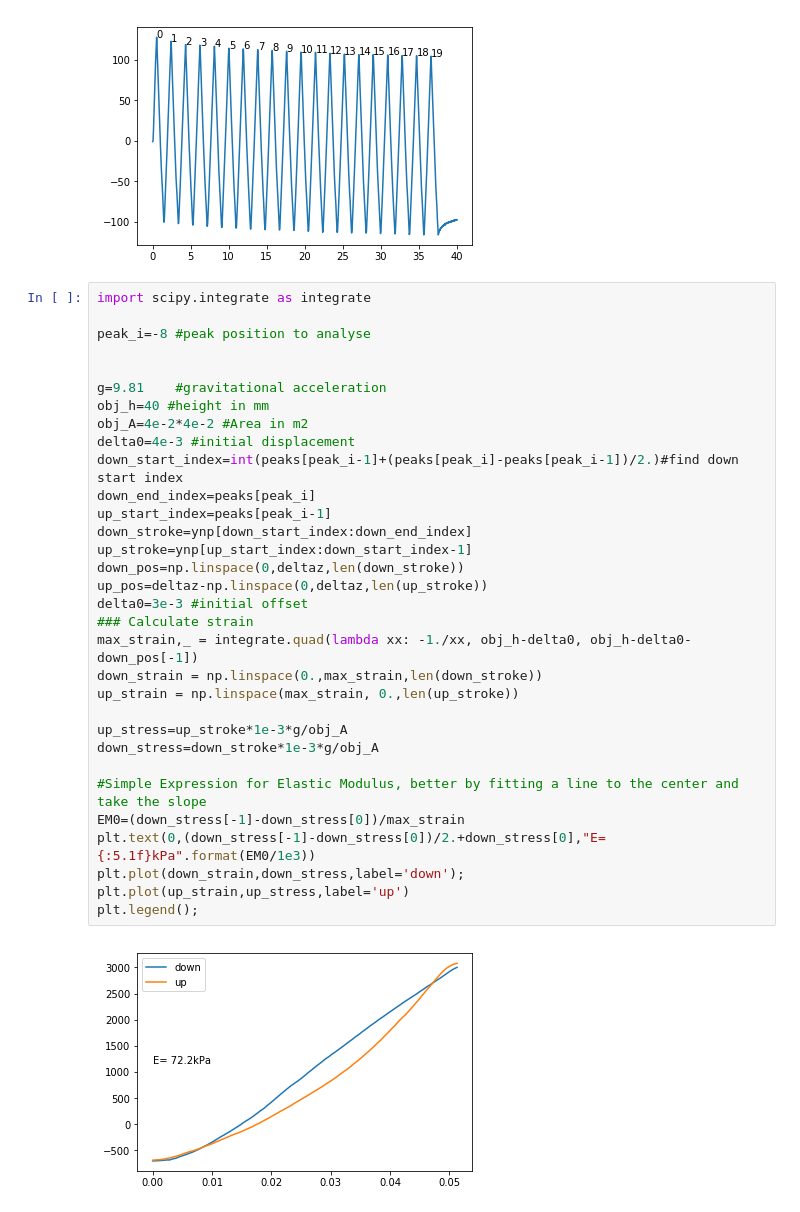
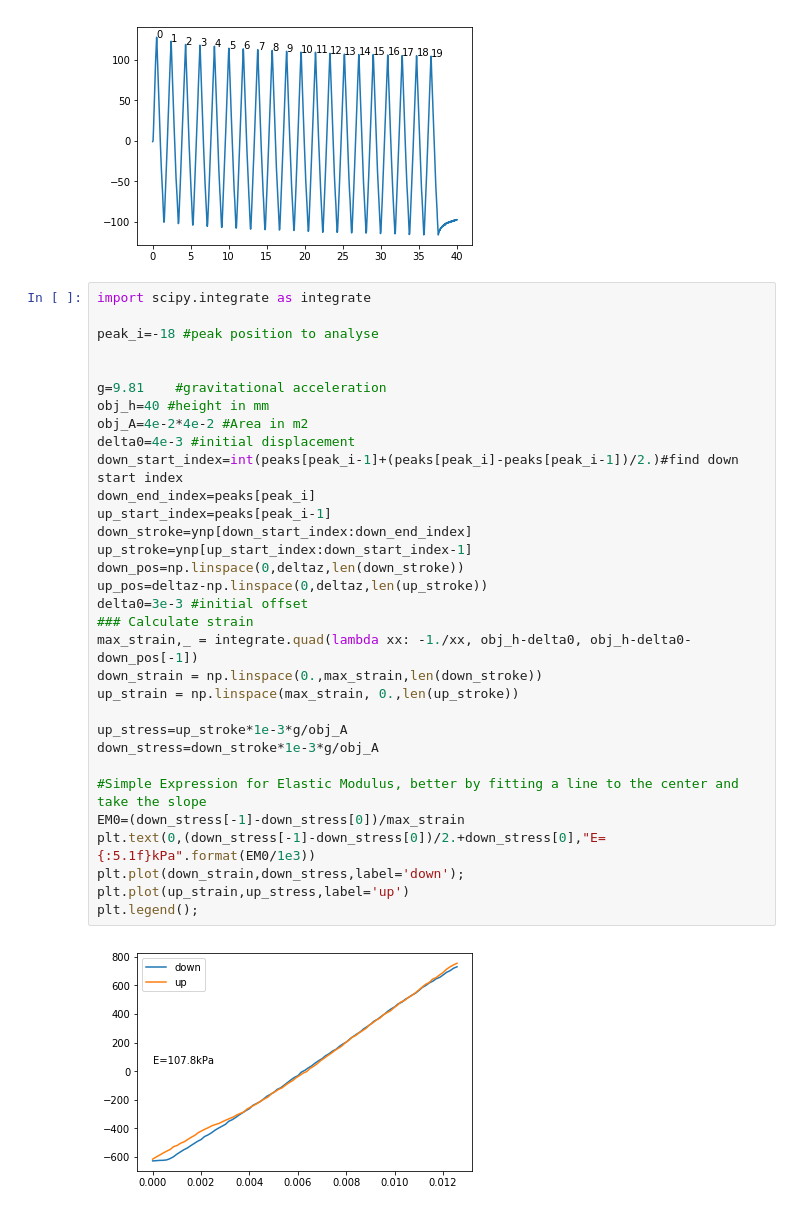
Before and after one commit to cdohl/elastic_scale, a Jupyter notebook: elast_control.ipynb, the cells around one changed output. Cells and saved outputs as stored; diff of their text form.

```diff
--- a/elast_control.ipynb
+++ b/elast_control.ipynb
@@ -121,34 +121,34 @@ for i in range(len(peaks)):
 # %%
 import scipy.integrate as integrate
 
-peak_i=-8 #peak position to analyse
+peak_i=-18 #peak position to analyse
 
 
 g=9.81    #gravitational acceleration
 obj_h=40 #height in mm
 obj_A=4e-2*4e-2 #Area in m2
 delta0=4e-3 #initial displacement
 down_start_index=int(peaks[peak_i-1]+(peaks[peak_i]-peaks[peak_i-1])/2.)#find down start index
 down_end_index=peaks[peak_i]
 up_start_index=peaks[peak_i-1]
 down_stroke=ynp[down_start_index:down_end_index]
 up_stroke=ynp[up_start_index:down_start_index-1]
 down_pos=np.linspace(0,deltaz,len(down_stroke))
 up_pos=deltaz-np.linspace(0,deltaz,len(up_stroke))
 delta0=3e-3 #initial offset
 ### Calculate strain
 max_strain,_ = integrate.quad(lambda xx: -1./xx, obj_h-delta0, obj_h-delta0-down_pos[-1])
 down_strain = np.linspace(0.,max_strain,len(down_stroke))
 up_strain = np.linspace(max_strain, 0.,len(up_stroke))
 
 up_stress=up_stroke*1e-3*g/obj_A
 down_stress=down_stroke*1e-3*g/obj_A
 
 #Simple Expression for Elastic Modulus, better by fitting a line to the center and take the slope
 EM0=(down_stress[-1]-down_stress[0])/max_strain
 plt.text(0,(down_stress[-1]-down_stress[0])/2.+down_stress[0],"E={:5.1f}kPa".format(EM0/1e3))
 plt.plot(down_strain,down_stress,label='down');
 plt.plot(up_strain,up_stress,label='up')
 plt.legend();
 # %% [output]
-[figure, old version]
+[figure, new version]
```
Also changed, not shown: parts of 1 cell of this notebook.
